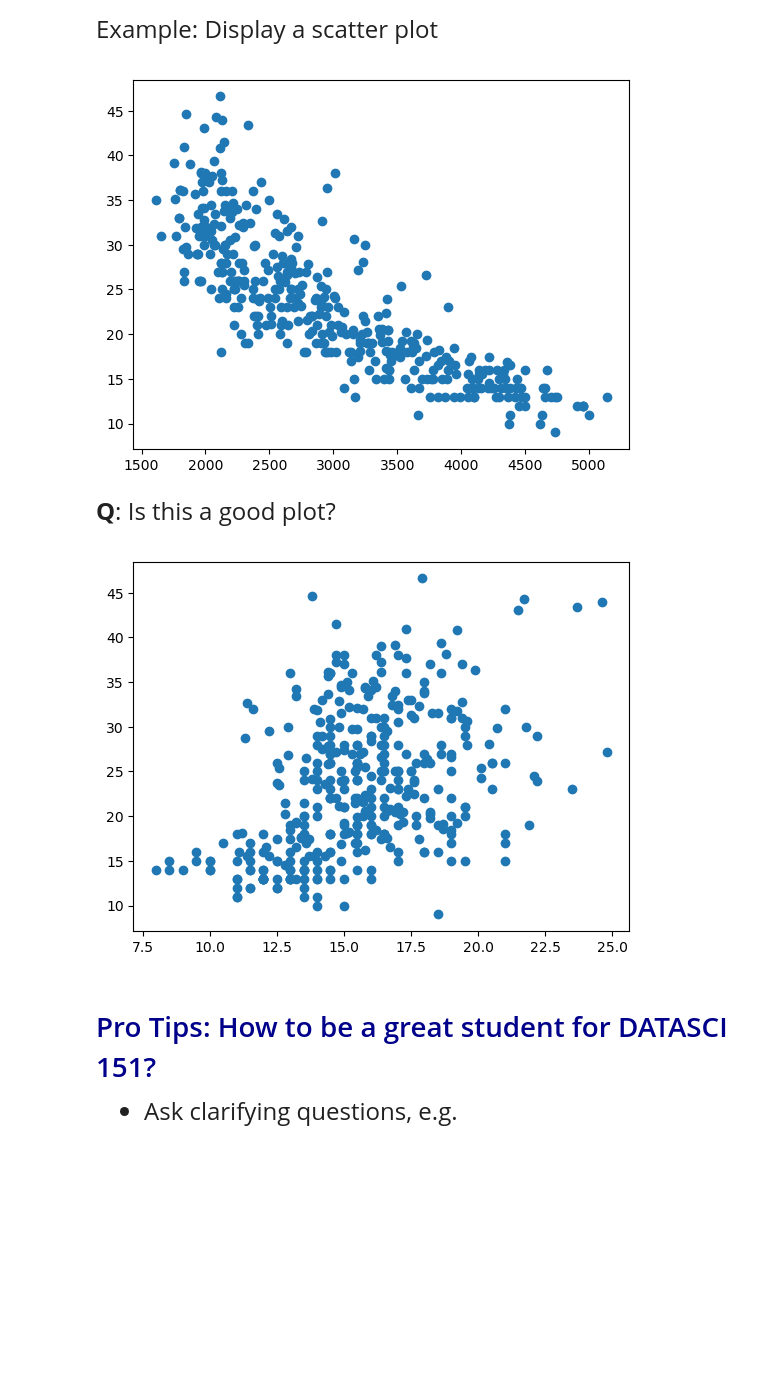
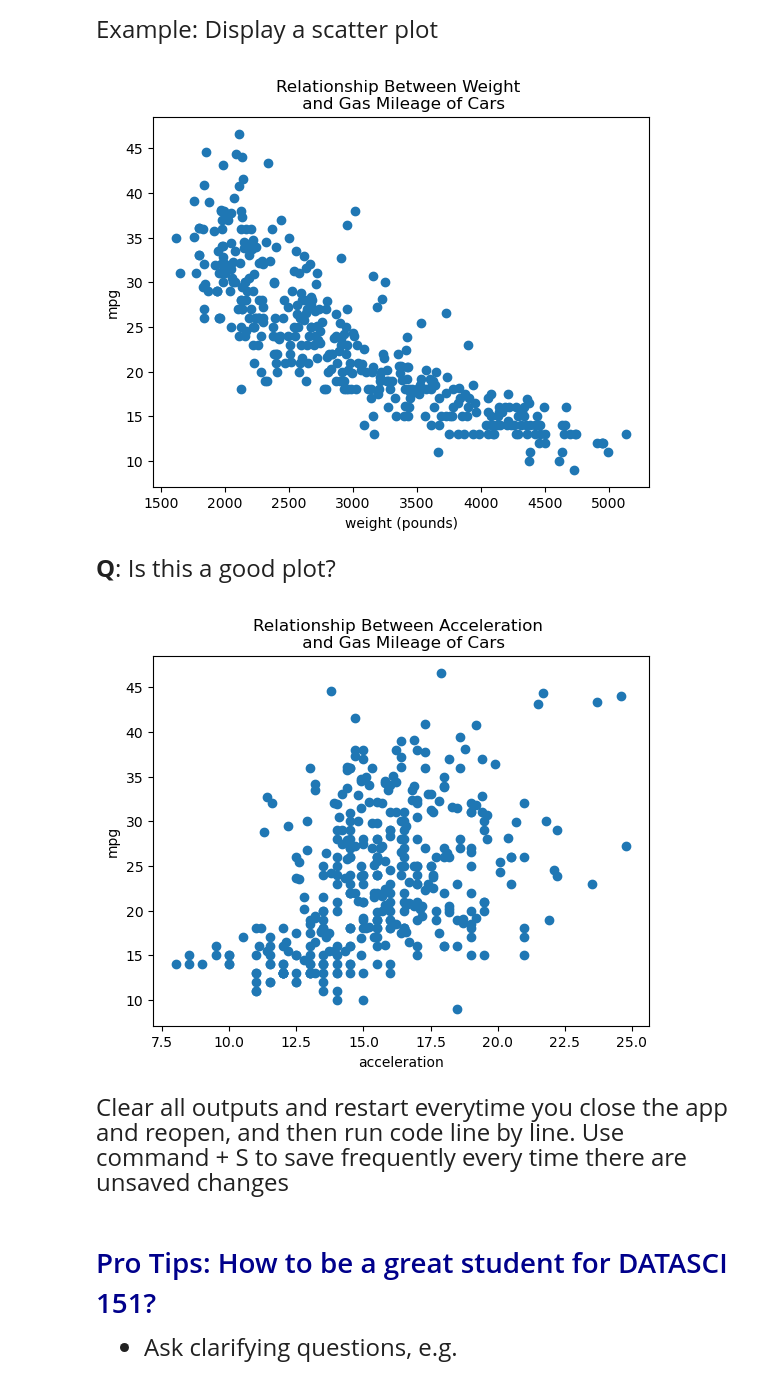
Before and after one commit to ElsaMathew-Lewis/datasci151spring26, a Jupyter notebook: lecture_02/mylecture_02 copy.ipynb, the cells around one changed output. Cells and saved outputs as stored; diff of their text form; code cells hidden in the pictures; blank space fills up the shorter version.

```diff
--- a/lecture_02/mylecture_02 copy.ipynb
+++ b/lecture_02/mylecture_02 copy.ipynb
@@ -383,9 +382,12 @@ display(carfeatures.describe(percentiles=[.33,.66]))
 Example: Display a scatter plot
 # %%
 plt.scatter(x = carfeatures['weight'], y = carfeatures['mpg'])
+plt.xlabel("weight (pounds)")
+plt.ylabel("mpg")
+plt.title("Relationship Between Weight \n and Gas Mileage of Cars")
 plt.show()
 # %% [output]
-[figure, old version]
+[figure, new version]
 # %% [markdown]
 <font size = "5">
 
@@ -393,9 +395,14 @@ plt.show()
 # %%
 # Try another scatter plot with x = "acceleration"
 plt.scatter(x = carfeatures['acceleration'], y = carfeatures['mpg'])
+plt.xlabel("acceleration")
+plt.ylabel("mpg")
+plt.title("Relationship Between Acceleration \n and Gas Mileage of Cars")
 plt.show()
 # %% [output]
-[figure, old version]
+[figure, new version]
+# %% [markdown]
+<font size="5"> Clear all outputs and restart everytime you close the app and reopen, and then run code line by line. Use command + S to save frequently every time there are unsaved changes </span>
 # %% [markdown]
 
 
```
Also changed, not shown: parts of 1 cell of this notebook, 1 other file.
